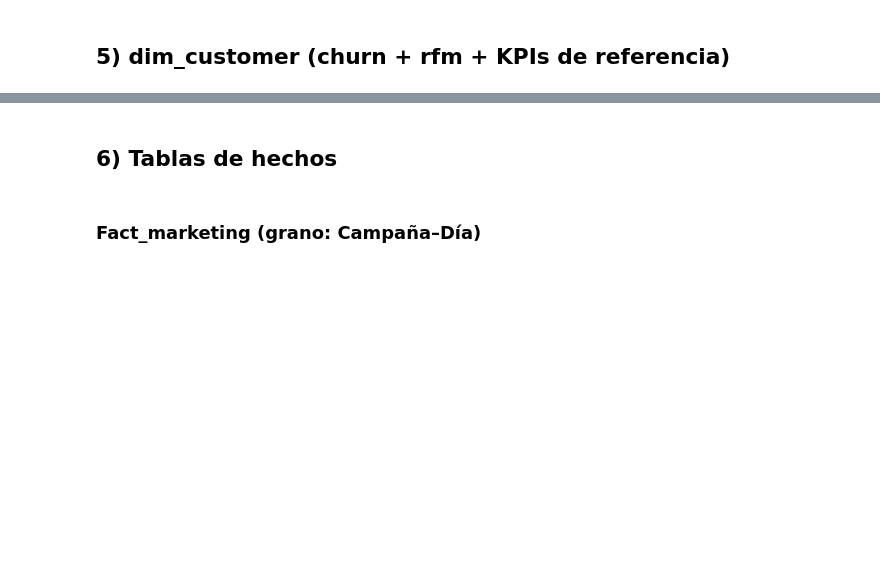
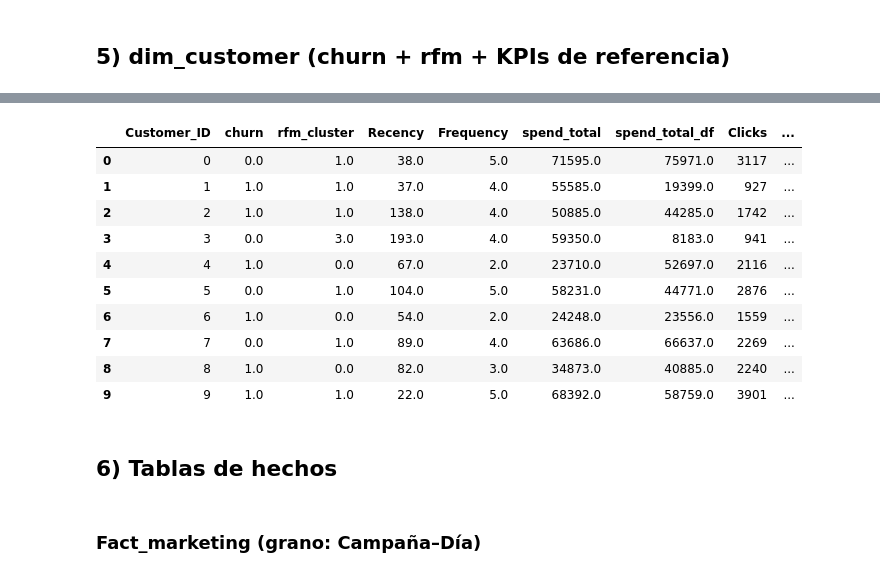
Before and after one commit to meliluc/marketing-analytics-customer-insights-project, a Jupyter notebook: 04_BI_Prep.ipynb, the cells around one changed output, grey strips where cells are left out. Cells and saved outputs as stored; diff of their text form; code cells hidden in the pictures; blank space fills up the shorter version.

```diff
--- a/04_BI_Prep.ipynb
+++ b/04_BI_Prep.ipynb
@@ -214,0 +176,73 @@ dim_customer.head(10)
+# %%
+# === dim_customer desde RFM/Churn (df no tiene Customer_ID) ===
+from pathlib import Path
+import pandas as pd
+
+CLEAN_DIR = Path("/content/drive/MyDrive/marketing-analytics-customer-insights/data/clean")
+
+# Cargar datasets si aún no están en memoria
+if 'rfm_df' not in globals():
+    rfm_path = CLEAN_DIR / "rfm_clusters.csv"
+    rfm_df = pd.read_csv(rfm_path) if rfm_path.exists() else pd.DataFrame(
+        columns=["Customer_ID","Recency","Frequency","Monetary","Cluster"]
+    )
+
+if 'churn_df' not in globals():
+    # Preferimos churn_dataset (features + churn). Si no existe, probamos churn_labels.
+    churn_path = CLEAN_DIR / "churn_dataset.csv"
+    labels_path = CLEAN_DIR / "churn_labels.csv"
+    if churn_path.exists():
+        churn_df = pd.read_csv(churn_path)
+    elif labels_path.exists():
+        churn_df = pd.read_csv(labels_path)
+    else:
+        churn_df = pd.DataFrame(columns=["Customer_ID","churn"])
+
+# 1) Base única de IDs (unión de rfm y churn)
+ids = pd.Index([], dtype='int64')
+if "Customer_ID" in rfm_df.columns:
+    ids = ids.union(pd.Index(rfm_df["Customer_ID"].dropna().astype(int).unique()))
+if "Customer_ID" in churn_df.columns:
+    ids = ids.union(pd.Index(churn_df["Customer_ID"].dropna().astype(int).unique()))
+
+dim_customer = pd.DataFrame({"Customer_ID": sorted(ids)})
+
+# 2) Añadir churn si existe
+if {"Customer_ID","churn"} <= set(churn_df.columns):
+    dim_customer = dim_customer.merge(
+        churn_df[["Customer_ID","churn"]].drop_duplicates(),
+        on="Customer_ID", how="left"
+    )
+
+# 3) Añadir RFM si existe
+if {"Customer_ID","Cluster"} <= set(rfm_df.columns):
+    dim_customer = dim_customer.merge(
+        rfm_df[["Customer_ID","Cluster","Recency","Frequency","Monetary"]],
+        on="Customer_ID", how="left"
+    ).rename(columns={"Cluster":"rfm_cluster", "Monetary":"spend_total"})
+
+# 4) (Opcional) Métricas desde df solo si df tiene Customer_ID (en tu caso, no lo tiene)
+if 'df' in globals() and "Customer_ID" in df.columns:
+    agg_ref = (
+        df.groupby("Customer_ID", as_index=False, observed=True)
+          .agg({
+              "Acquisition_Cost":"sum",
+              "Clicks":"sum",
+              "Impressions":"sum",
+              "CTR":"mean",
+              "CVR":"mean",
+              "ROAS":"mean"
+          }).rename(columns={
+              "Acquisition_Cost":"spend_total_df",
+              "CTR":"ctr_mean",
+              "CVR":"cvr_mean",
+              "ROAS":"roas_mean"
+          })
+    )
+    dim_customer = dim_customer.merge(agg_ref, on="Customer_ID", how="left")
+
+# 5) Exportar
+dim_customer.to_csv(BI_DIR / "dim_customer.csv", index=False)
+print("✅ dim_customer.csv →", (BI_DIR / "dim_customer.csv"))
+dim_customer.head(10)
+# %% [output]
@@ -215,3 +250,14 @@ dim_customer.head(10)
+|  | Customer_ID | churn | rfm_cluster | Recency | Frequency | spend_total | spend_total_df | Clicks | ... |
+| 0 | 0 | 0.0 | 1.0 | 38.0 | 5.0 | 71595.0 | 75971.0 | 3117 | ... |
+| 1 | 1 | 1.0 | 1.0 | 37.0 | 4.0 | 55585.0 | 19399.0 | 927 | ... |
+| 2 | 2 | 1.0 | 1.0 | 138.0 | 4.0 | 50885.0 | 44285.0 | 1742 | ... |
+| 3 | 3 | 0.0 | 3.0 | 193.0 | 4.0 | 59350.0 | 8183.0 | 941 | ... |
+| 4 | 4 | 1.0 | 0.0 | 67.0 | 2.0 | 23710.0 | 52697.0 | 2116 | ... |
+| 5 | 5 | 0.0 | 1.0 | 104.0 | 5.0 | 58231.0 | 44771.0 | 2876 | ... |
+| 6 | 6 | 1.0 | 0.0 | 54.0 | 2.0 | 24248.0 | 23556.0 | 1559 | ... |
+| 7 | 7 | 0.0 | 1.0 | 89.0 | 4.0 | 63686.0 | 66637.0 | 2269 | ... |
+| 8 | 8 | 1.0 | 0.0 | 82.0 | 3.0 | 34873.0 | 40885.0 | 2240 | ... |
+| 9 | 9 | 1.0 | 1.0 | 22.0 | 5.0 | 68392.0 | 58759.0 | 3901 | ... |
 # %% [markdown]
 ## 6) Tablas de hechos
 # %% [markdown]
```
Also changed, not shown: parts of 11 cells of this notebook.
